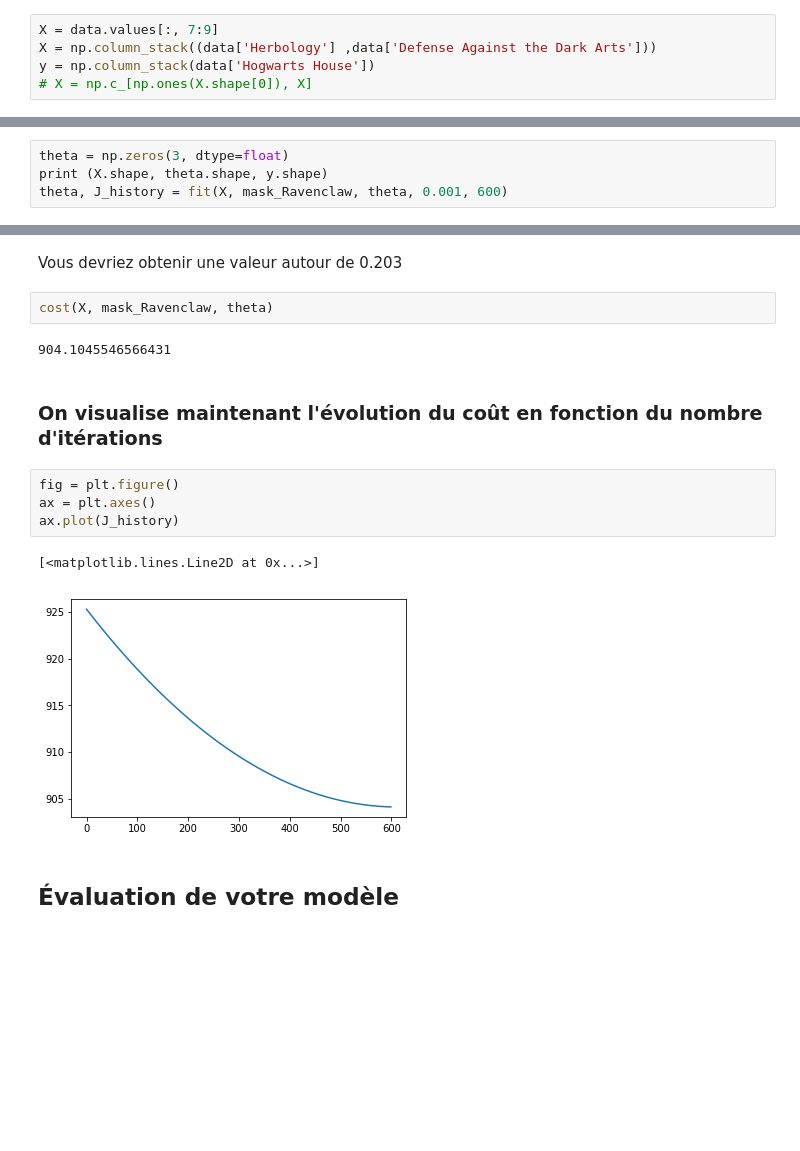
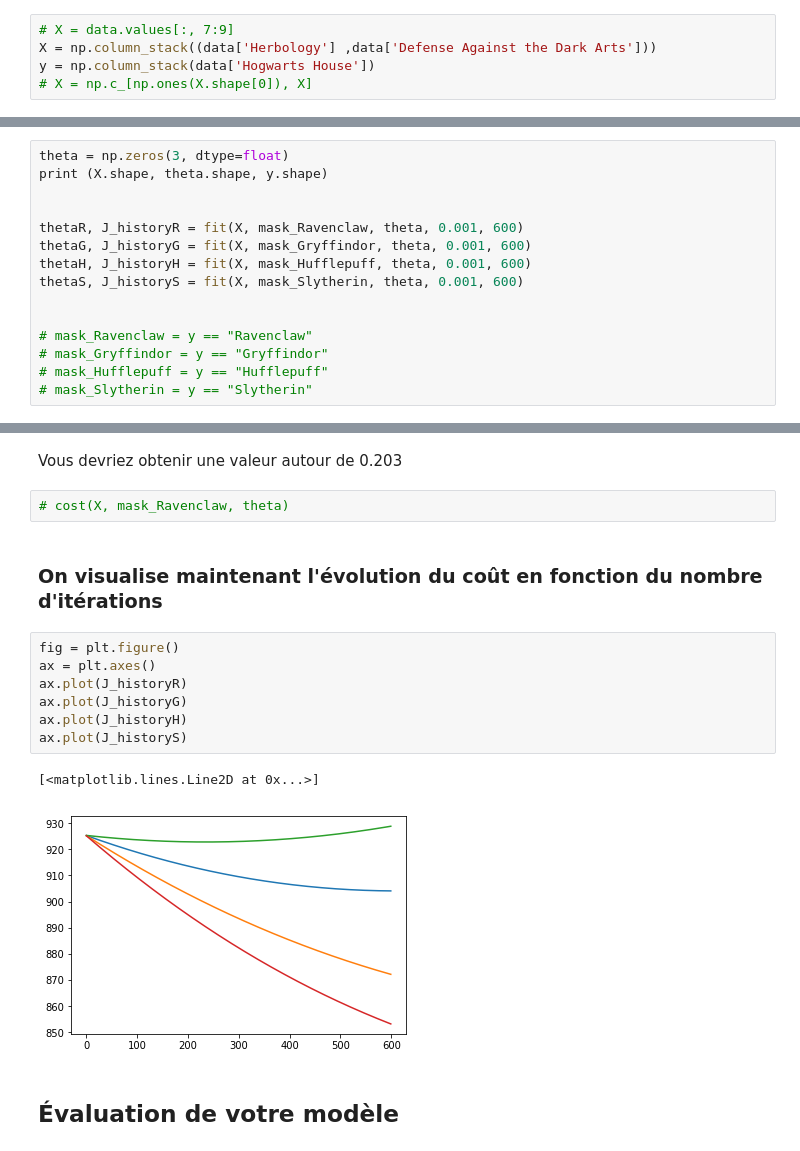
Before and after one commit to Dededede4/dslr, a Jupyter notebook: correction.ipynb, the cells around one changed output, grey strips where cells are left out. Drawn from its saved outputs; the diff is of its cells as text; blank space fills up the shorter version.

```diff
--- a/correction.ipynb
+++ b/correction.ipynb
@@ -47,7 +47,7 @@ Cette semaine nous vous fournissons la visualisation des données, mais normalem
 # %% [markdown]
 ### Découpez vos données en une matrice X et un vecteur y et transformerz-les en array numpy
 # %%
-X = data.values[:, 7:9]
+# X = data.values[:, 7:9]
 X = np.column_stack((data['Herbology'] ,data['Defense Against the Dark Arts']))
 y = np.column_stack(data['Hogwarts House'])
 # X = np.c_[np.ones(X.shape[0]), X]
@@ -165,7 +173,18 @@ Voyez entre vous quelles valeurs semblent correctes pour alpha et num_iters
 # %%
 theta = np.zeros(3, dtype=float)
 print (X.shape, theta.shape, y.shape)
-theta, J_history = fit(X, mask_Ravenclaw, theta, 0.001, 600)
+
+
+thetaR, J_historyR = fit(X, mask_Ravenclaw, theta, 0.001, 600)
+thetaG, J_historyG = fit(X, mask_Gryffindor, theta, 0.001, 600)
+thetaH, J_historyH = fit(X, mask_Hufflepuff, theta, 0.001, 600)
+thetaS, J_historyS = fit(X, mask_Slytherin, theta, 0.001, 600)
+
+
+# mask_Ravenclaw = y == "Ravenclaw"
+# mask_Gryffindor = y == "Gryffindor"
+# mask_Hufflepuff = y == "Hufflepuff"
+# mask_Slytherin = y == "Slytherin"
 # %% [output]
 (1335, 3) (3,) (1, 1335)
 1335
@@ -174,18 +196,19 @@ theta, J_history = fit(X, mask_Ravenclaw, theta, 0.001, 600)
 # %% [markdown]
 Vous devriez obtenir une valeur autour de 0.203
 # %%
-cost(X, mask_Ravenclaw, theta)
+# cost(X, mask_Ravenclaw, theta)
-# %% [output]
-904.1045546566431
 # %% [markdown]
 ### On visualise maintenant l'évolution du coût en fonction du nombre d'itérations
 # %%
 fig = plt.figure()
 ax = plt.axes()
-ax.plot(J_history)
+ax.plot(J_historyR)
+ax.plot(J_historyG)
+ax.plot(J_historyH)
+ax.plot(J_historyS)
 # %% [output]
 [<matplotlib.lines.Line2D at 0x...>]
-[figure, old version]
+[figure, new version]
 # %% [markdown]
 ## Évaluation de votre modèle
 # %% [markdown]
```
Also changed, not shown: parts of 4 cells of this notebook.
